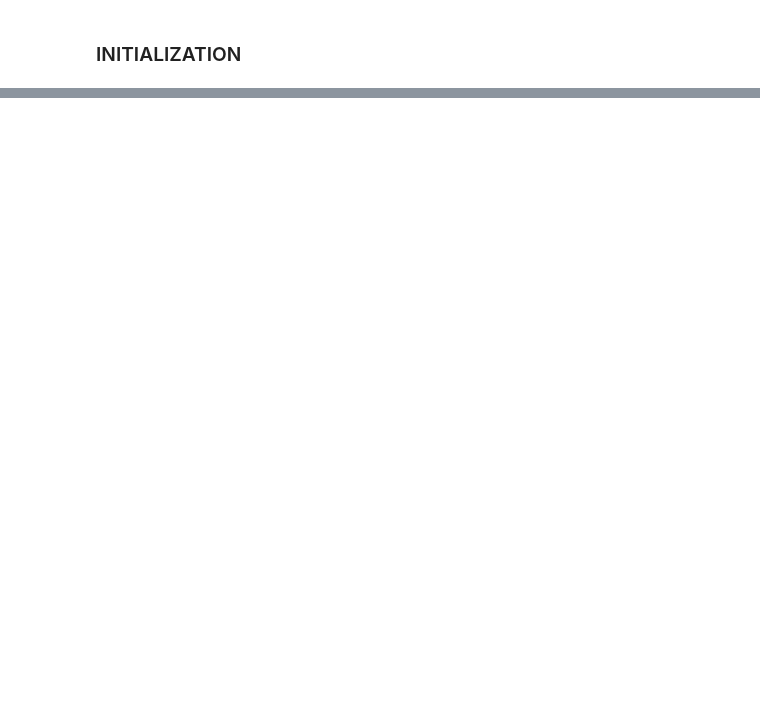
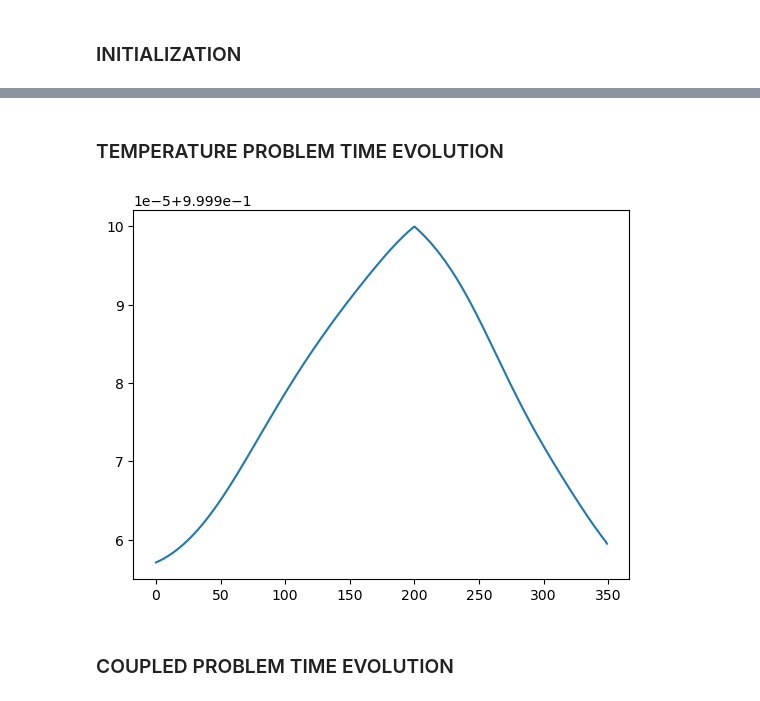
Before and after one commit to FrancescoSilva/MSR-OED-DA, a Jupyter notebook: MSR-1D-CG.ipynb, the cells around one changed output, grey strips where cells are left out. Drawn from its saved outputs; the diff is of its cells as text; code cells hidden in the pictures; blank space fills up the shorter version.

```diff
--- a/MSR-1D-CG.ipynb
+++ b/MSR-1D-CG.ipynb
@@ -93,0 +229,35 @@ LHS_n = sparse.bmat([[k_nn_T*KK_T + m_nn_T*MM_T + m_nn_H*MM_H, m_nc_T*MM_T, ZZ_T
+# %% [markdown]
+### TEMPERATURE PROBLEM TIME EVOLUTION
+# %%
+# Define  method to compute the forcing term for the energy equation including updated flux and precursor coupling:
+FF_TT = lambda x: mm_TT_L * vm_TT_L * Th \
+                + mm_TC_T * MM_T.dot(x[1*ndof:2*ndof]) \
+                + mm_TF_H * MM_H.dot(x[0*ndof:1*ndof]) \
+                - mm_TF_H * get_vm_FT_H(x[0*ndof:1*ndof], x[2*ndof:3*ndof])
+
+# Define matrices for the energy problem:
+MM_TT = MM_T
+SS_TT = kk_TT_T * KK_T + mm_TT_L * MM_L + aa_TT_T * AA_T
+
+# Define left and right hand side matrices of the energy problem:
+AA_TT = MM_TT +      theta  * SS_TT * time_width
+BB_TT = MM_TT - (1 - theta) * SS_TT * time_width
+
+# Define left and right hand side operators:
+LHS_TT = sparse.linalg.splu(AA_TT).solve
+RHS_TT = lambda x: BB_TT.dot(x[2*ndof:]) + FF_TT(x) * time_width
+# %%
+solution_FCT = np.zeros((3*ndof, time_steps+1))
+solution_FCT[2*ndof:3*ndof, :] = T0
+
+for ii in range(1, time_steps+1):
+
+    solution_FCT[2*ndof:3*ndof, ii] = LHS_TT(RHS_TT(solution_FCT[:, ii-1]))
+# %%
+tt = -1
+plt.plot(solution_FCT[2*ndof:3*ndof, tt] / max(solution_FCT[2*ndof:3*ndof, tt]))
+plt.show()
+# %% [output]
+[figure, added]
+# %% [markdown]
+### COUPLED PROBLEM TIME EVOLUTION
```
Also changed, not shown: parts of 14 cells of this notebook.
